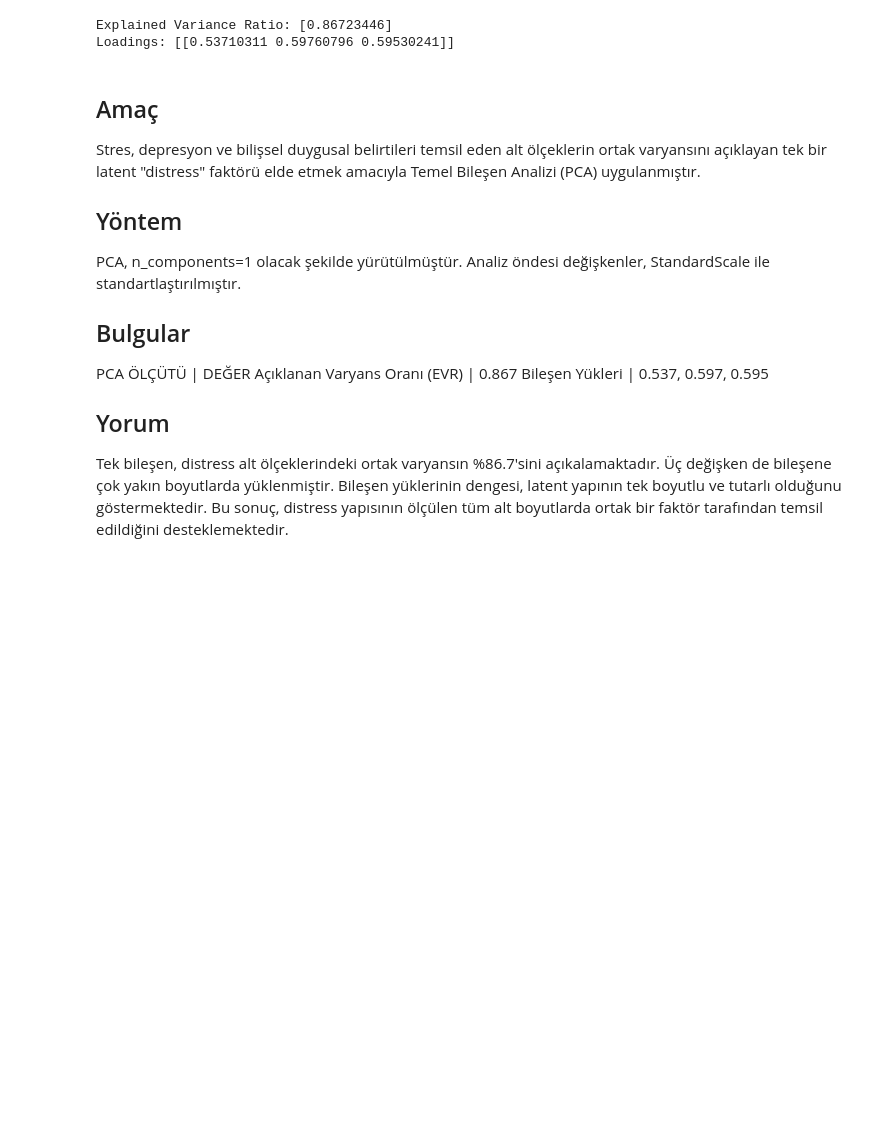
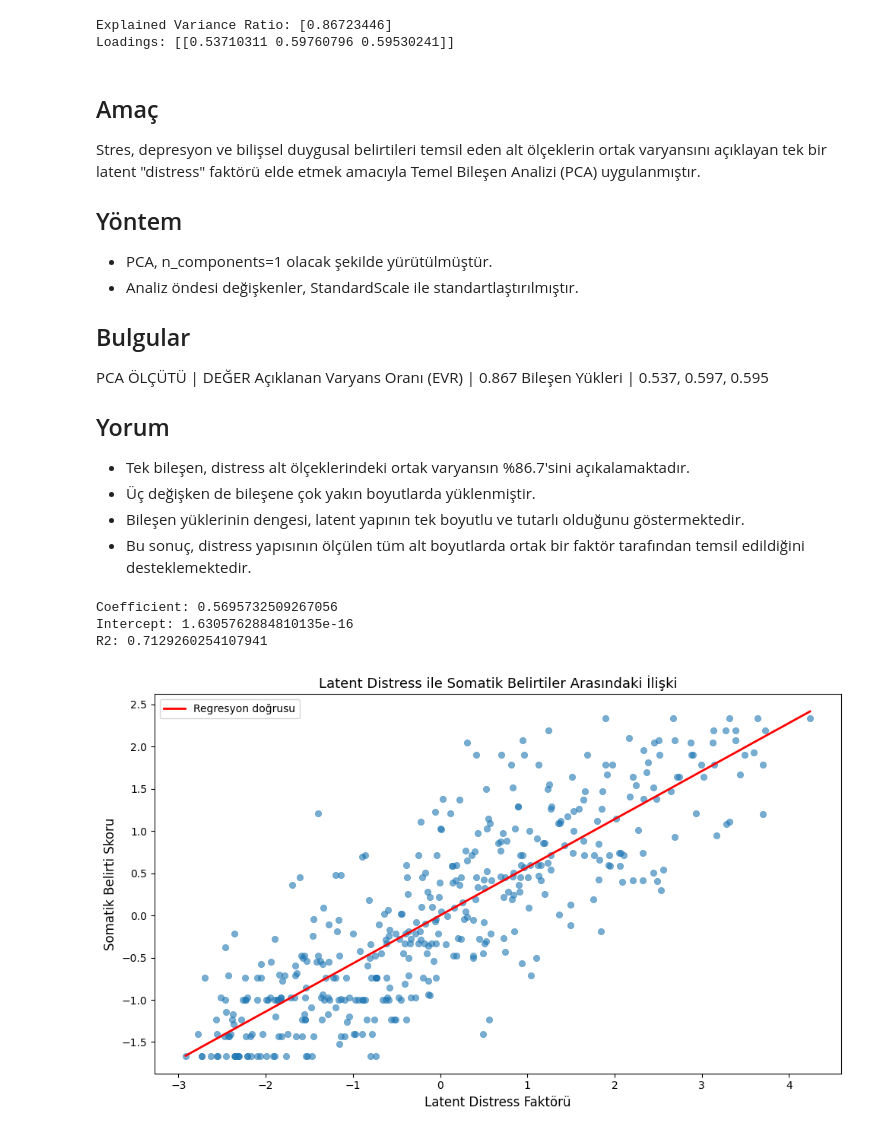
Before and after one commit to caglasu-kachow/learning-potential-analysis, a Jupyter notebook: 07_latent_distress_modeling.ipynb, the cells around one changed output. Cells and saved outputs as stored; diff of their text form; code cells hidden in the pictures; blank space fills up the shorter version.

Commit message:
feat: added latent distress factor analysis, regression results, and visualization (R2=.71)

```diff
--- a/07_latent_distress_modeling.ipynb
+++ b/07_latent_distress_modeling.ipynb
@@ -27,8 +27,8 @@ Loadings: [[0.53710311 0.59760796 0.59530241]]
  Stres, depresyon ve bilişsel duygusal belirtileri temsil eden alt ölçeklerin ortak varyansını açıklayan tek bir latent "distress" faktörü elde etmek amacıyla Temel Bileşen Analizi (PCA) uygulanmıştır.
 
 ## Yöntem
- PCA, n_components=1 olacak şekilde yürütülmüştür.
- Analiz öndesi değişkenler, StandardScale ile standartlaştırılmıştır.
+ - PCA, n_components=1 olacak şekilde yürütülmüştür.
+ - Analiz öndesi değişkenler, StandardScale ile standartlaştırılmıştır.
 
 ## Bulgular
  PCA ÖLÇÜTÜ                      |  DEĞER
@@ -36,8 +36,43 @@ Loadings: [[0.53710311 0.59760796 0.59530241]]
  Bileşen Yükleri                 |  0.537, 0.597, 0.595
 
 ## Yorum
- Tek bileşen, distress alt ölçeklerindeki ortak varyansın %86.7'sini açıkalamaktadır.
- Üç değişken de bileşene çok yakın boyutlarda yüklenmiştir.
- Bileşen yüklerinin dengesi, latent yapının tek boyutlu ve tutarlı olduğunu göstermektedir.
- Bu sonuç, distress yapısının ölçülen tüm alt boyutlarda ortak bir faktör tarafından temsil
+ - Tek bileşen, distress alt ölçeklerindeki ortak varyansın %86.7'sini açıkalamaktadır.
+ - Üç değişken de bileşene çok yakın boyutlarda yüklenmiştir.
+ - Bileşen yüklerinin dengesi, latent yapının tek boyutlu ve tutarlı olduğunu göstermektedir.
+ - Bu sonuç, distress yapısının ölçülen tüm alt boyutlarda ortak bir faktör tarafından temsil
  edildiğini desteklemektedir.
+# %%
+model = LinearRegression()
+model.fit(latent_distress, somatic)
+
+print("Coefficient:", model.coef_[0][0])
+print("Intercept:", model.intercept_[0])
+print("R2:", model.score(latent_distress, somatic))
+# %% [output]
+Coefficient: 0.5695732509267056
+Intercept: 1.6305762884810135e-16
+R2: 0.7129260254107941
+# %%
+
+x_vals = np.linspace(latent_distress.min(), latent_distress.max(), 200).reshape(-1, 1)
+y_vals = model.predict(x_vals)
+
+
+plt.figure(figsize=(10, 6))
+sns.scatterplot(x=latent_distress.flatten(),
+                y=somatic.values.flatten(),
+                alpha=0.6,
+                edgecolor=None)
+
+plt.plot(x_vals, y_vals, color='red', linewidth=2, label='Regresyon doğrusu')
+
+
+plt.xlabel("Latent Distress Faktörü", fontsize=12)
+plt.ylabel("Somatik Belirti Skoru", fontsize=12)
+plt.title("Latent Distress ile Somatik Belirtiler Arasındaki İlişki", fontsize=13)
+
+plt.legend()
+plt.tight_layout()
+plt.show()
+# %% [output]
+[figure, added]
```
Also changed, not shown: parts of 1 cell of this notebook.
